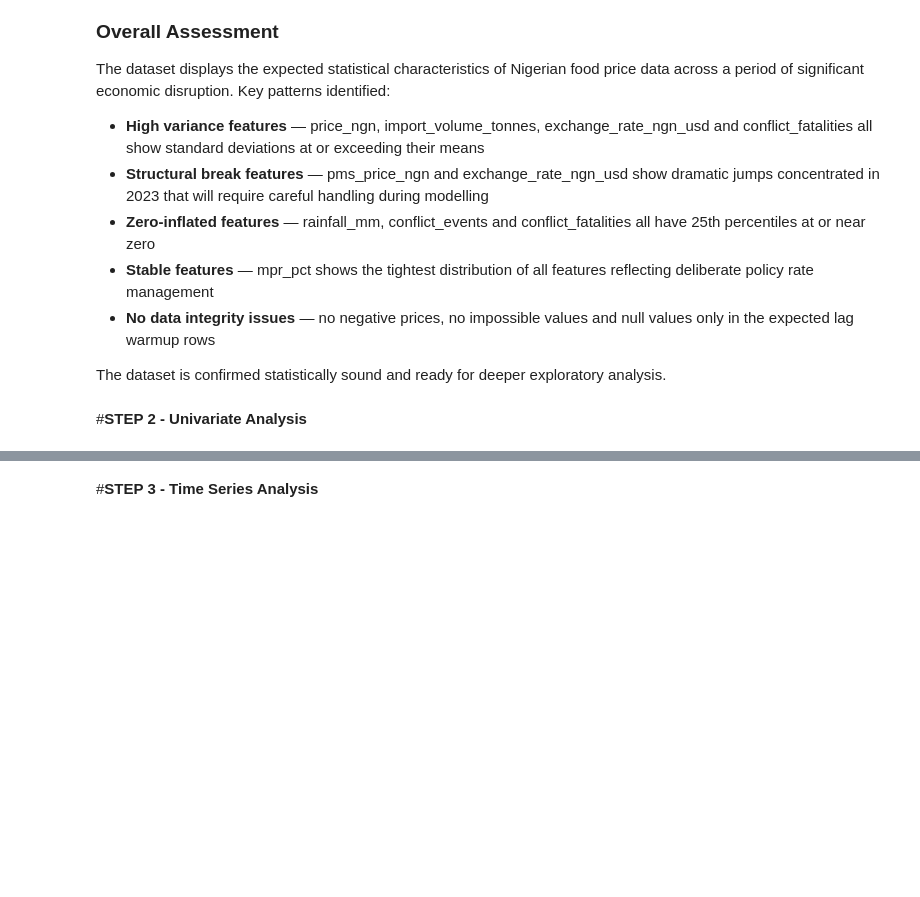
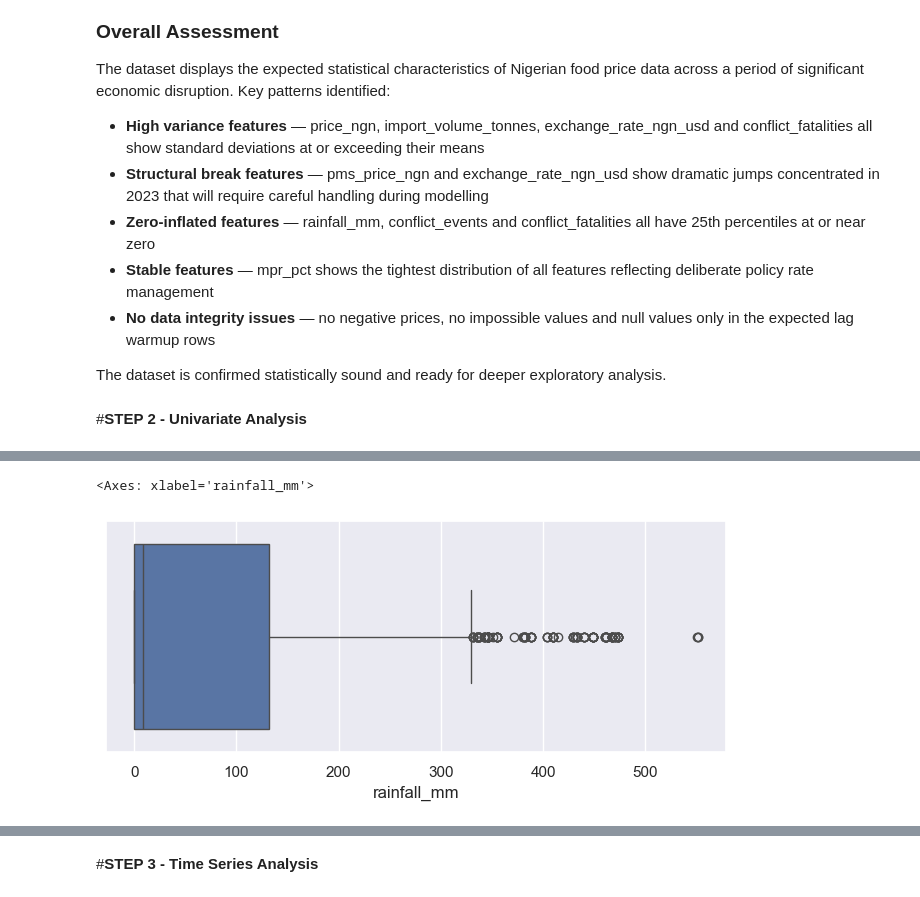
Before and after one commit to Mi-kami/Early-Warning-Food-Price-Monitor-Northeast-Nigeria, a Jupyter notebook: notebooks/04_Exploratory_Data_Analysis.ipynb, the cells around one changed output, grey strips where cells are left out. Drawn from its saved outputs; the diff is of its cells as text; code cells hidden in the pictures; blank space fills up the shorter version.

```diff
--- a/notebooks/04_Exploratory_Data_Analysis.ipynb
+++ b/notebooks/04_Exploratory_Data_Analysis.ipynb
@@ -371,0 +386,5 @@ deeper exploratory analysis.
+# %%
+sns.boxplot(x = 'rainfall_mm', data = df)
+# %% [output]
+<Axes: xlabel='rainfall_mm'>
+[figure, added]
```
Also changed, not shown: parts of 8 cells of this notebook, 1 other file.
